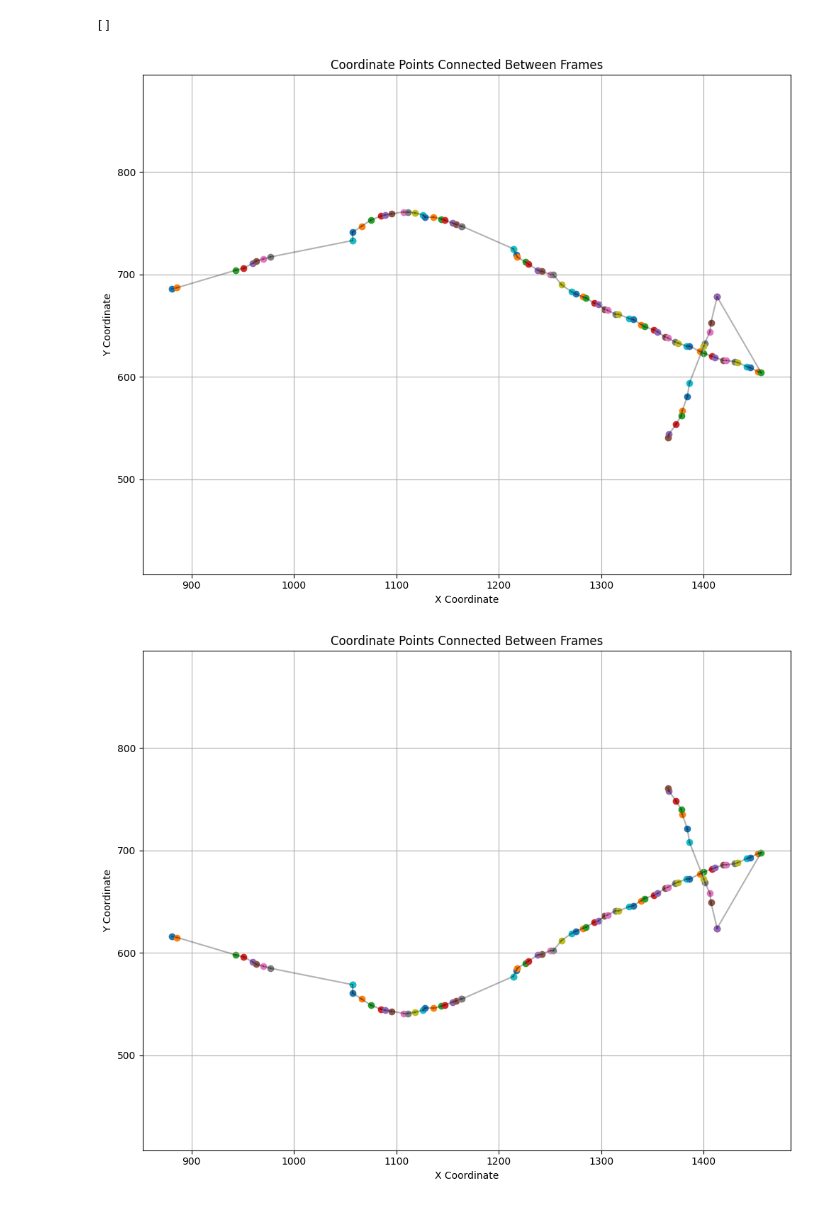
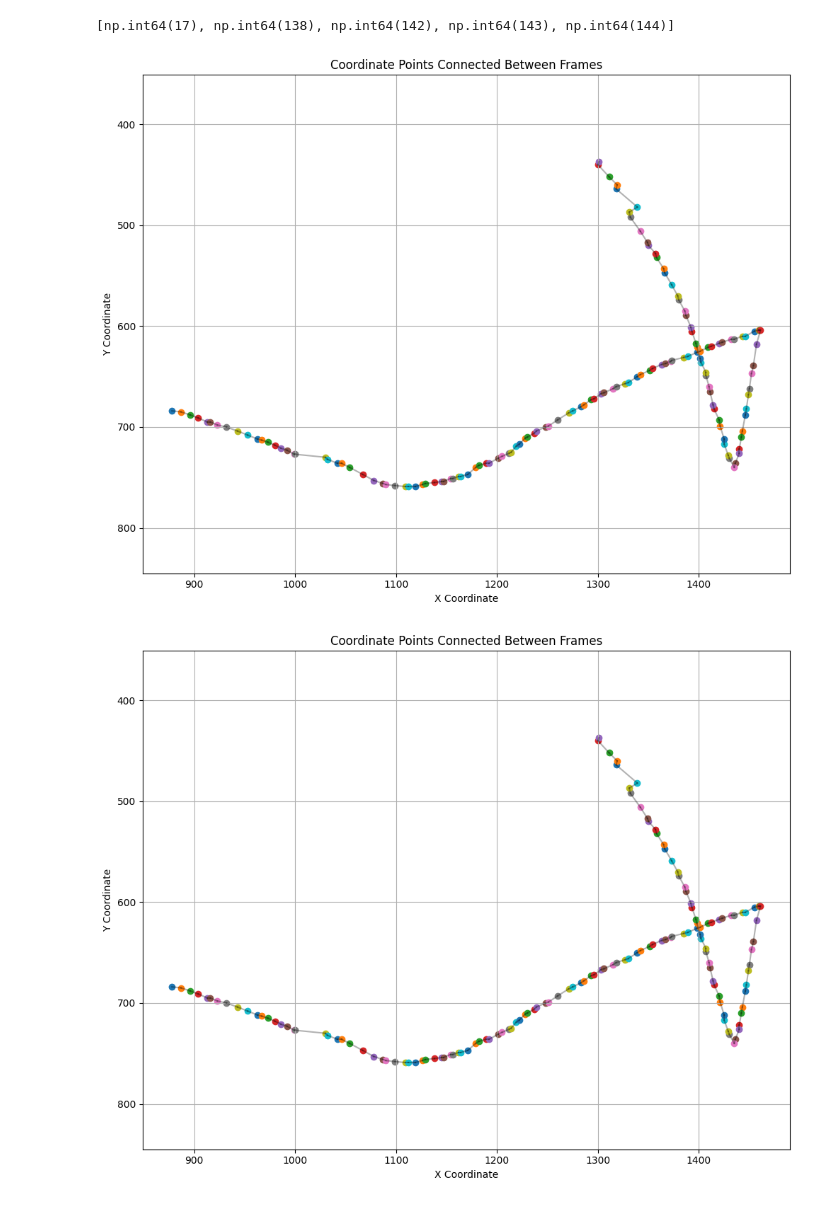
Before and after one commit to denisthefirst/var-ai, a Jupyter notebook: notebooks/process_coordinates.ipynb, the cells around one changed output. Saved outputs shown, nothing was run; the diff lists cells and outputs as text; code cells hidden in the pictures.

```diff
--- a/notebooks/process_coordinates.ipynb
+++ b/notebooks/process_coordinates.ipynb
@@ -21,10 +21,7 @@ plt.figure(figsize=(10, 8))
 # Plot points for each frame and connect them
 frame_numbers = cords_file['frame'].unique()
 
-# Mirror Y coordinates across the x-axis without negative values
-min_y = cords_file['y'].min()
-max_y = cords_file['y'].max()
-cords_file['y'] = max_y - (cords_file['y'] - min_y)
+
 
 for i in range(len(frame_numbers) - 1):
     current_frame = frame_numbers[i]
@@ -55,6 +52,9 @@ plt.ylabel('Y Coordinate')
 plt.title('Coordinate Points Connected Between Frames')
 plt.grid(True)
 
+# IMPORTAT: spiegelt auf X-Achse
+plt.gca().invert_yaxis()
+
 # Equal aspect ratio ensures the coordinate system isn't distorted
 plt.axis('equal')
 
@@ -79,7 +79,7 @@ for i in range(len(duplicates_df) - 1):
 
 print(duplicate_list)
 # %% [output]
-[]
+[np.int64(17), np.int64(138), np.int64(142), np.int64(143), np.int64(144)]
 # %%
 
 for i in range(len(duplicate_list)):
@@ -124,10 +124,7 @@ plt.figure(figsize=(10, 8))
 # Plot points for each frame and connect them
 frame_numbers = cords_file['frame'].unique()
 
-# Mirror Y coordinates across the x-axis without negative values
-min_y = cords_file['y'].min()
-max_y = cords_file['y'].max()
-cords_file['y'] = max_y - (cords_file['y'] - min_y)
+
 
 for i in range(len(frame_numbers) - 1):
     current_frame = frame_numbers[i]
@@ -138,34 +135,37 @@ for i in range(len(frame_numbers) - 1):
     next_points = cords_file[cords_file['frame'] == next_frame]
 
     # Plot points for current frame
     plt.scatter(current_points['x'], current_points['y'], label=f'Frame {current_frame}')
 
     # Connect points between frames with lines
     for _, curr_point in current_points.iterrows():
         for _, next_point in next_points.iterrows():
             plt.plot([curr_point['x'], next_point['x']],
                      [curr_point['y'], next_point['y']],
                      'k-', alpha=0.3)  # Black lines with transparency
 
 # Plot the last frame's points
 last_frame = frame_numbers[-1]
 last_points = cords_file[cords_file['frame'] == last_frame]
 plt.scatter(last_points['x'], last_points['y'], label=f'Frame {last_frame}')
 
 # Add labels and title
 plt.xlabel('X Coordinate')
 plt.ylabel('Y Coordinate')
 plt.title('Coordinate Points Connected Between Frames')
 plt.grid(True)
 
+# IMPORTAT: spiegelt auf X-Achse
+plt.gca().invert_yaxis()
+
 # Equal aspect ratio ensures the coordinate system isn't distorted
 plt.axis('equal')
 
 # Show the plot
 plt.tight_layout()
 plt.show()
 # %% [output]
-[figure, old version]
+[figure, new version]
 # %%
 
 i = 0
@@ -206,10 +206,6 @@ plt.figure(figsize=(10, 8))
 # Plot points for each frame and connect them
 frame_numbers = cords_file['frame'].unique()
 
-# Mirror Y coordinates across the x-axis without negative values
-min_y = cords_file['y'].min()
-max_y = cords_file['y'].max()
-cords_file['y'] = max_y - (cords_file['y'] - min_y)
 
 for i in range(len(frame_numbers) - 1):
     current_frame = frame_numbers[i]
@@ -240,6 +236,9 @@ plt.ylabel('Y Coordinate')
 plt.title('Coordinate Points Connected Between Frames')
 plt.grid(True)
 
+# IMPORTAT: spiegelt auf X-Achse
+plt.gca().invert_yaxis()
+
 # Equal aspect ratio ensures the coordinate system isn't distorted
 plt.axis('equal')
 
@@ -247,4 +246,4 @@ plt.axis('equal')
 plt.tight_layout()
 plt.show()
 # %% [output]
-[figure, old version]
+[figure, new version]
```
Also changed, not shown: parts of 3 cells of this notebook, 2 other files.
